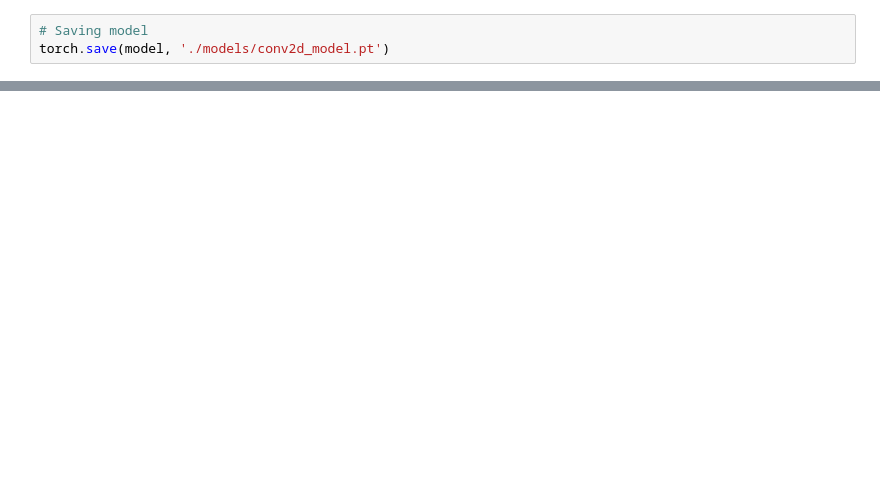
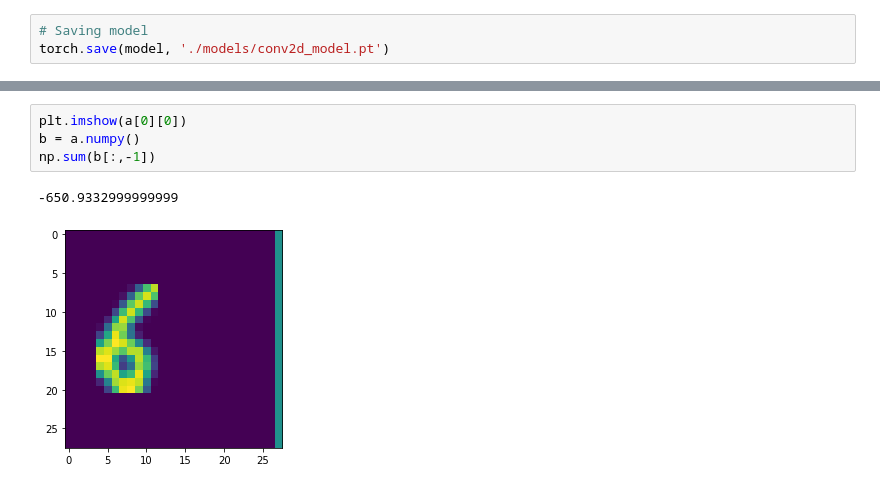
Before and after one commit to cibo-ai/mnist-draw, a Jupyter notebook: build_model.ipynb, the cells around one changed output, grey strips where cells are left out. Drawn from its saved outputs; the diff is of its cells as text; blank space fills up the shorter version.

```diff
--- a/build_model.ipynb
+++ b/build_model.ipynb
@@ -142,0 +257,7 @@ torch.save(model, './models/conv2d_model.pt')
+# %%
+plt.imshow(a[0][0])
+b = a.numpy()
+np.sum(b[:,-1])
+# %% [output]
+-650.9332999999999
+[figure, added]
```
Also changed, not shown: parts of 5 cells of this notebook, 3 other files.
